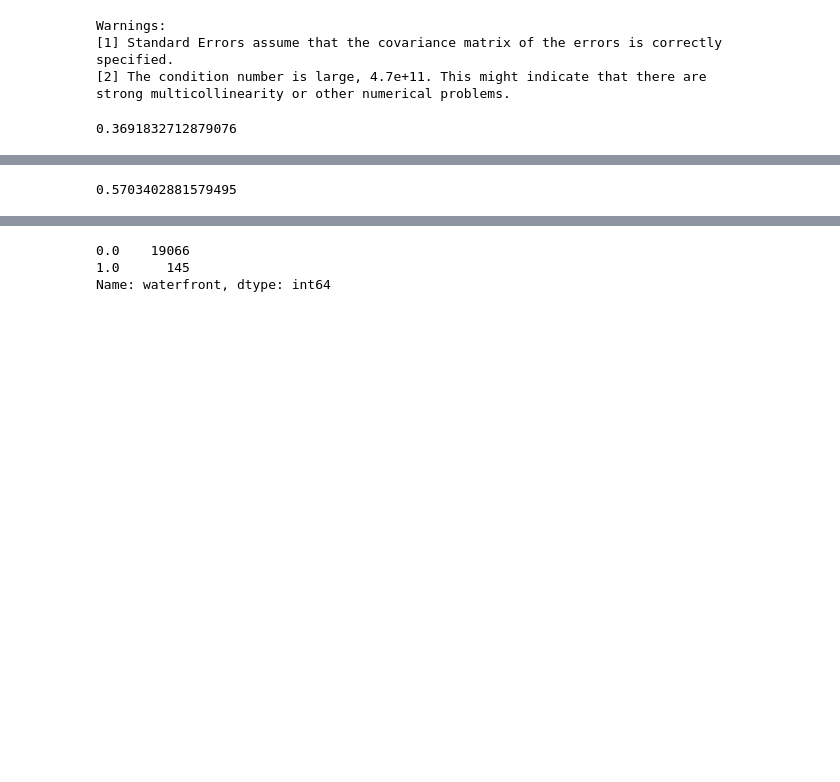
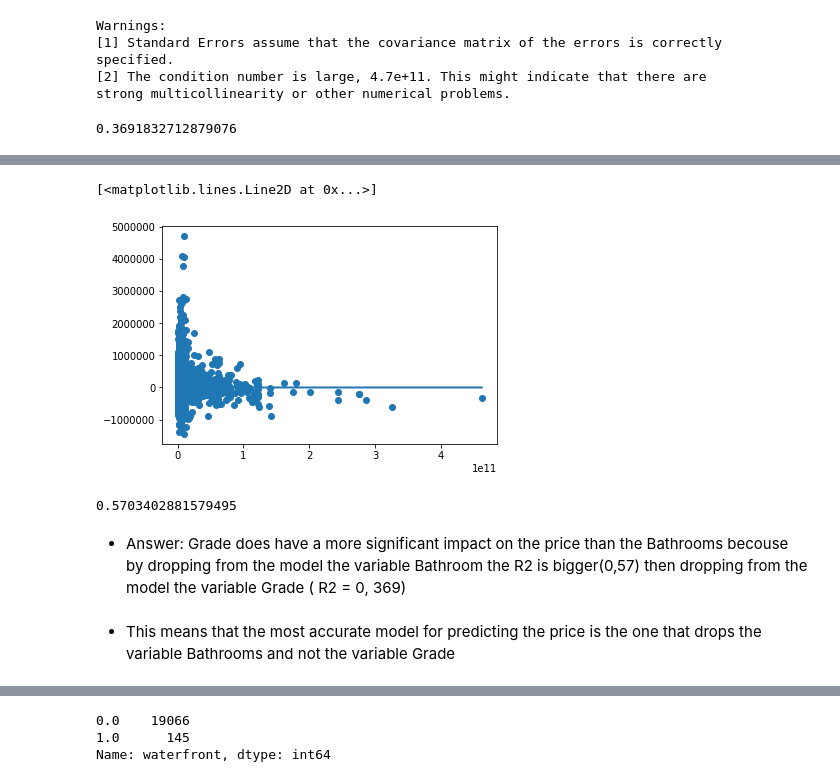
Before and after one commit to soledadmusella/dsc-mod-2-project-v2-1, a Jupyter notebook: index.ipynb, the cells around one changed output, grey strips where cells are left out. Drawn from its saved outputs; the diff is of its cells as text; code cells hidden in the pictures; blank space fills up the shorter version.

```diff
--- a/index.ipynb
+++ b/index.ipynb
@@ -427,4 +472,10 @@ Warnings:
 strong multicollinearity or other numerical problems.
+# %%
+plt.scatter(results3.predict(X_cte4), results3.resid)
+plt.plot(results3.predict(X_cte4), [0 for i in range(len(X_cte4))])
+# %% [output]
+[<matplotlib.lines.Line2D at 0x...>]
+[figure, added]
 # %%
 X_test4 = X_test.drop(["bathrooms","sqft_living"], axis=1)
 # %%
@@ -438 +487,5 @@ lin_reg4.score(X_test4, y_test)
+# %% [markdown]
+- Answer: Grade does have a more significant impact on the price than the Bathrooms becouse by dropping from the model the variable Bathroom the R2 is bigger(0,57) then dropping from the model the variable Grade ( R2 = 0, 369)
+# %% [markdown]
+ - This means that the most accurate model for predicting the price is the one that drops the variable Bathrooms and not the variable Grade
 # %% [markdown]
```
Also changed, not shown: parts of 86 cells of this notebook, 2 other files.
